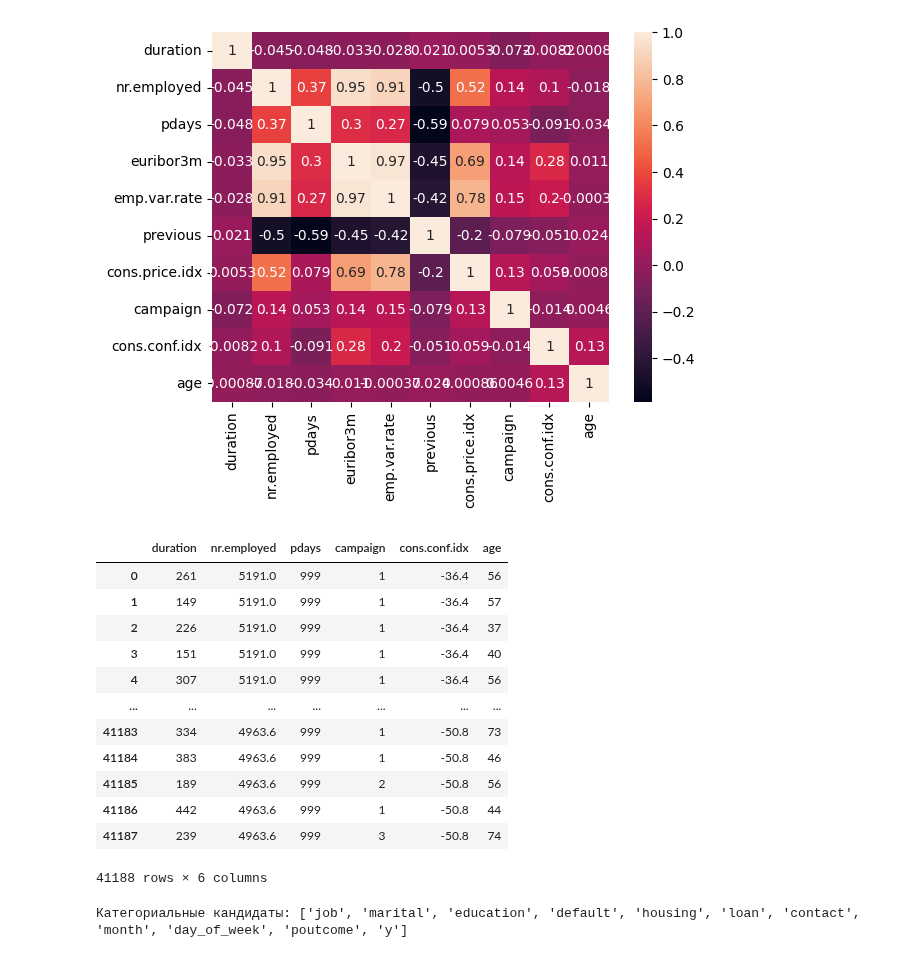
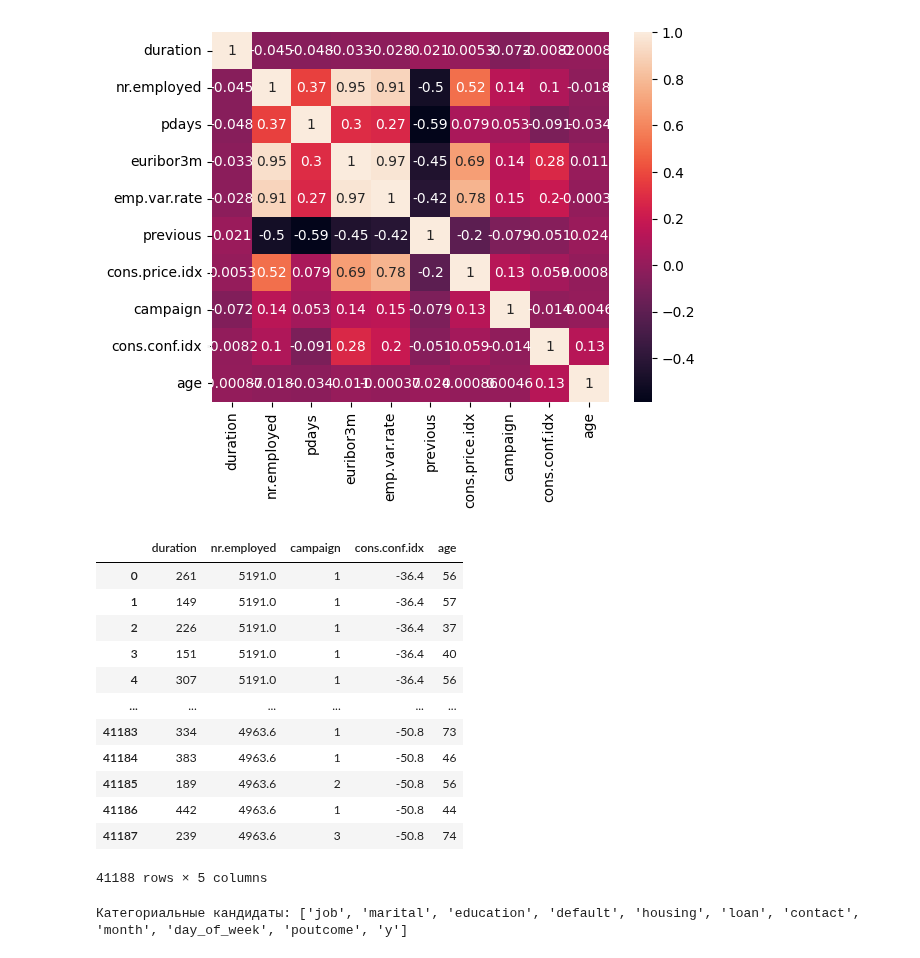
Before and after one commit to CepbluKot/hse-data-analysis-2025, a Jupyter notebook: hw6/Task6_06.11.2025.ipynb, the cells around one changed output. Saved outputs shown, nothing was run; the diff lists cells and outputs as text; code cells hidden in the pictures.

```diff
--- a/hw6/Task6_06.11.2025.ipynb
+++ b/hw6/Task6_06.11.2025.ipynb
@@ -231,28 +231,28 @@ sns.heatmap(df[selected_sorted_by_abs].corr(), annot=True)
 # %%
 # Numeric variables are selected by a greedy algorithm:
 # 1) variables with the strongest correlation with 'y'  were selected
 # 2) then those with minimal correlation with each other were selected from the candidates
 # thats why Variables such as 'euribor3m', 'previous' 'emp.var.rate' 'cons.price.idx' and others were not included, as they demonstrated high pairwise correlation with the already selected predictors
 
 
-selected_num_vars = ['duration', 'nr.employed' , 'pdays', 'campaign', 'cons.conf.idx', 'age']
+selected_num_vars = ['duration', 'nr.employed' , 'campaign', 'cons.conf.idx', 'age']
 
 
 df[selected_num_vars]
 # %% [output]
-|  | duration | nr.employed | pdays | campaign | cons.conf.idx | age |
-| 0 | 261 | 5191.0 | 999 | 1 | -36.4 | 56 |
-| 1 | 149 | 5191.0 | 999 | 1 | -36.4 | 57 |
-| 2 | 226 | 5191.0 | 999 | 1 | -36.4 | 37 |
-| 3 | 151 | 5191.0 | 999 | 1 | -36.4 | 40 |
-| 4 | 307 | 5191.0 | 999 | 1 | -36.4 | 56 |
-| ... | ... | ... | ... | ... | ... | ... |
-| 41183 | 334 | 4963.6 | 999 | 1 | -50.8 | 73 |
-| 41184 | 383 | 4963.6 | 999 | 1 | -50.8 | 46 |
-| 41185 | 189 | 4963.6 | 999 | 2 | -50.8 | 56 |
-| 41186 | 442 | 4963.6 | 999 | 1 | -50.8 | 44 |
-| 41187 | 239 | 4963.6 | 999 | 3 | -50.8 | 74 |
+|  | duration | nr.employed | campaign | cons.conf.idx | age |
+| 0 | 261 | 5191.0 | 1 | -36.4 | 56 |
+| 1 | 149 | 5191.0 | 1 | -36.4 | 57 |
+| 2 | 226 | 5191.0 | 1 | -36.4 | 37 |
+| 3 | 151 | 5191.0 | 1 | -36.4 | 40 |
+| 4 | 307 | 5191.0 | 1 | -36.4 | 56 |
+| ... | ... | ... | ... | ... | ... |
+| 41183 | 334 | 4963.6 | 1 | -50.8 | 73 |
+| 41184 | 383 | 4963.6 | 1 | -50.8 | 46 |
+| 41185 | 189 | 4963.6 | 2 | -50.8 | 56 |
+| 41186 | 442 | 4963.6 | 1 | -50.8 | 44 |
+| 41187 | 239 | 4963.6 | 3 | -50.8 | 74 |
-41188 rows × 6 columns
+41188 rows × 5 columns
 # %%
 from scipy.stats import chi2_contingency
 import math
```
Also changed, not shown: parts of 21 cells of this notebook.
